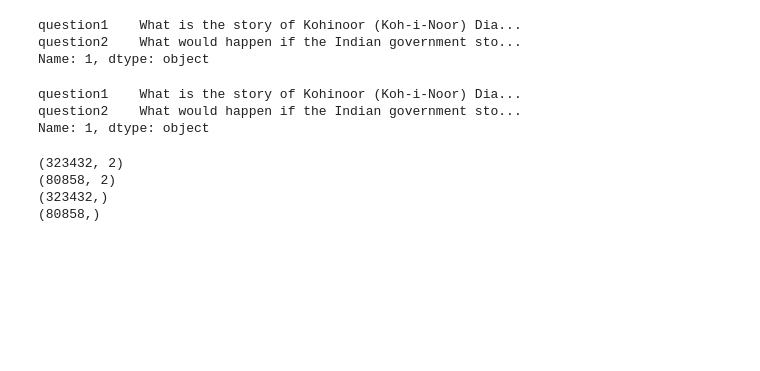
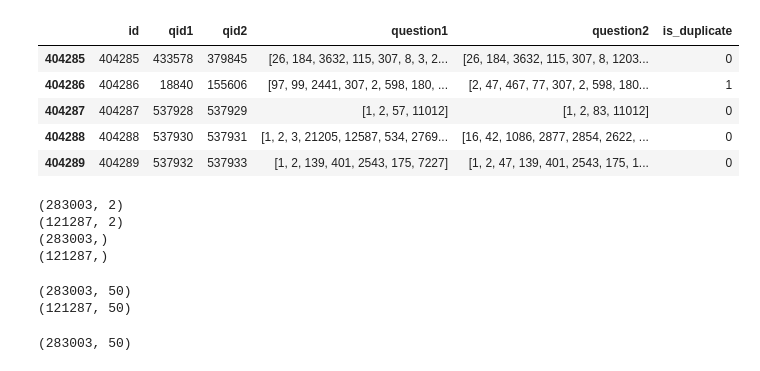
Before and after one commit to MohitDhungana/duplicate_question_detection, a Jupyter notebook: DQD_mohit.ipynb, the cells around one changed output. Saved outputs shown, nothing was run; the diff lists cells and outputs as text; code cells hidden in the pictures; blank space fills up the shorter version.

```diff
--- a/DQD_mohit.ipynb
+++ b/DQD_mohit.ipynb
@@ -76,14 +47,0 @@ len(df[df['is_duplicate']==0])
-# %%
-#iloc selects using index of [row,column/s] as integer values
-df.iloc[1,[3,4]]
-# %% [output]
-question1    What is the story of Kohinoor (Koh-i-Noor) Dia...
-question2    What would happen if the Indian government sto...
-Name: 1, dtype: object
-# %%
-# loc selects using index value and label name/s
-df.loc[1,['question1','question2']]
-# %% [output]
-question1    What is the story of Kohinoor (Koh-i-Noor) Dia...
-question2    What would happen if the Indian government sto...
-Name: 1, dtype: object
@@ -94,0 +136,14 @@ ques1=df.loc[:,'question1']
+# %%
+# max_sequence_length=50
+max_seq_length = max(df.question1.map(lambda x: len(x)).max(),
+                     df.question2.map(lambda x: len(x)).max()
+                    )
+# max_seq_length
+df.tail()
+# %% [output]
+|  | id | qid1 | qid2 | question1 | question2 | is_duplicate |
+| 404285 | 404285 | 433578 | 379845 | [26, 184, 3632, 115, 307, 8, 3, 2... | [26, 184, 3632, 115, 307, 8, 1203... | 0 |
+| 404286 | 404286 | 18840 | 155606 | [97, 99, 2441, 307, 2, 598, 180, ... | [2, 47, 467, 77, 307, 2, 598, 180... | 1 |
+| 404287 | 404287 | 537928 | 537929 | [1, 2, 57, 11012] | [1, 2, 83, 11012] | 0 |
+| 404288 | 404288 | 537930 | 537931 | [1, 2, 3, 21205, 12587, 534, 2769... | [16, 42, 1086, 2877, 2854, 2622, ... | 0 |
+| 404289 | 404289 | 537932 | 537933 | [1, 2, 139, 401, 2543, 175, 7227] | [1, 2, 47, 139, 401, 2543, 175, 1... | 0 |
@@ -95,29 +160,27 @@ ques1=df.loc[:,'question1']
 # %%
 from sklearn.model_selection import train_test_split
 
-question_cols=['question1','question2']
 
-# q1=df.question1[0:5]
-# q2=df.question2[0:5]
+X=df[questions_cols]
+Y=df['is_duplicate']
 
-X=df[question_cols]
-Y=df.is_duplicate
 
-# split train-test data in 80-20% ratio
-x_train,x_test,y_train,y_test = train_test_split(X, Y, test_size = 0.2, random_state=50)
+x_train,x_validate,y_train,y_validate = train_test_split(X, Y, test_size = 0.3) # dataset split to 70% for training and 30% for validation
+
 print(x_train.shape)
-print(x_test.shape)
+print(x_validate.shape)
 print(y_train.shape)
-print(y_test.shape)
+print(y_validate.shape)
 
 # Split to dicts
 x_train = {'left': x_train.question1, 'right': x_train.question2}
-x_test = {'left': x_test.question1, 'right': x_test.question2}
+x_validate = {'left': x_validate.question1, 'right': x_validate.question2}
 
+# Convert labels to their numpy representations
 y_train=y_train.values
-y_test=y_test.values
+y_validate=y_validate.values
 # %% [output]
-(323432, 2)
-(80858, 2)
-(323432,)
-(80858,)
+(283003, 2)
+(121287, 2)
+(283003,)
+(121287,)
@@ -123,0 +194,10 @@ y_test=y_test.values
+# %%
+# print(df['question1'][0])
+
+# print(dataset)
+print(x_train['left'].shape)
+# print(x_train['left'])
+print(x_validate['left'].shape)
+# %% [output]
+(283003, 50)
+(121287, 50)
@@ -124 +210,6 @@ y_test=y_test.values
+# %%
+# shape of question1 column (x,y)==(total rows, total words in each question)
+x_train['left'].shape
+# %% [output]
+(283003, 50)
 # %%
```
Also changed, not shown: parts of 28 cells of this notebook.
